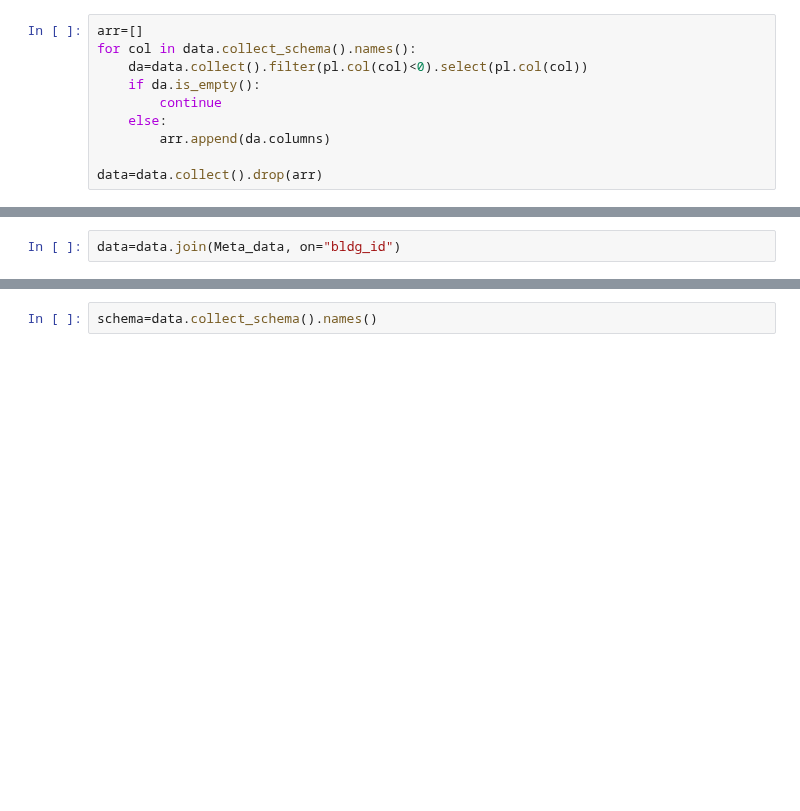
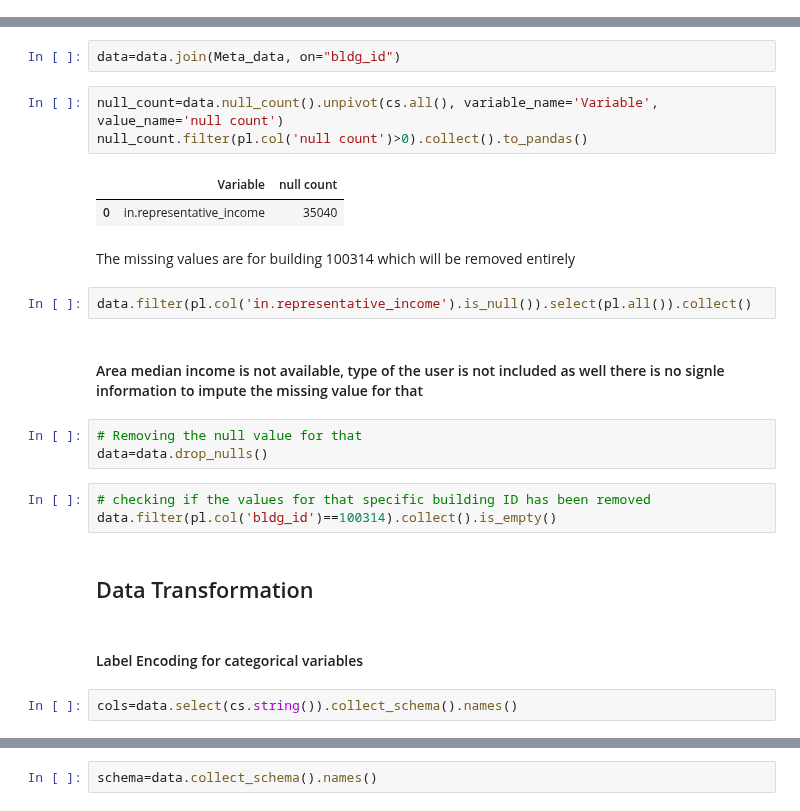
Before and after one commit to 1nuc/load-profile-decomposition, a Jupyter notebook: src/Customer_analysis/run.ipynb, the cells around one changed output, grey strips where cells are left out. Drawn from its saved outputs; the diff is of its cells as text; blank space fills up the shorter version.

```diff
--- a/src/Customer_analysis/run.ipynb
+++ b/src/Customer_analysis/run.ipynb
@@ -64,10 +71,0 @@ data.collect().describe()
-# %%
-arr=[]
-for col in data.collect_schema().names():
-    da=data.collect().filter(pl.col(col)<0).select(pl.col(col))
-    if da.is_empty():
-        continue
-    else:
-        arr.append(da.columns)
-
-data=data.collect().drop(arr)
@@ -101,3 +109,27 @@ Meta_data=pl.scan_parquet(input_folder/'Meta_Data.parquet').with_columns(pl.col(
 ## Merging the Meta Data into the main data
 # %%
 data=data.join(Meta_data, on="bldg_id")
+# %%
+null_count=data.null_count().unpivot(cs.all(), variable_name='Variable', value_name='null count')
+null_count.filter(pl.col('null count')>0).collect().to_pandas()
+# %% [output]
+|  | Variable | null count |
+| 0 | in.representative_income | 35040 |
+# %% [markdown]
+The missing values are for building 100314 which will be removed entirely
+# %%
+data.filter(pl.col('in.representative_income').is_null()).select(pl.all()).collect()
+# %% [markdown]
+#### Area median income is not available, type of the user is not included as well there is no signle information to impute the missing value for that
+# %%
+# Removing the null value for that
+data=data.drop_nulls()
+# %%
+# checking if the values for that specific building ID has been removed
+data.filter(pl.col('bldg_id')==100314).collect().is_empty()
+# %% [markdown]
+## Data Transformation
+# %% [markdown]
+#### Label Encoding for categorical variables
+# %%
+cols=data.select(cs.string()).collect_schema().names()
```
Also changed, not shown: parts of 35 cells of this notebook.
